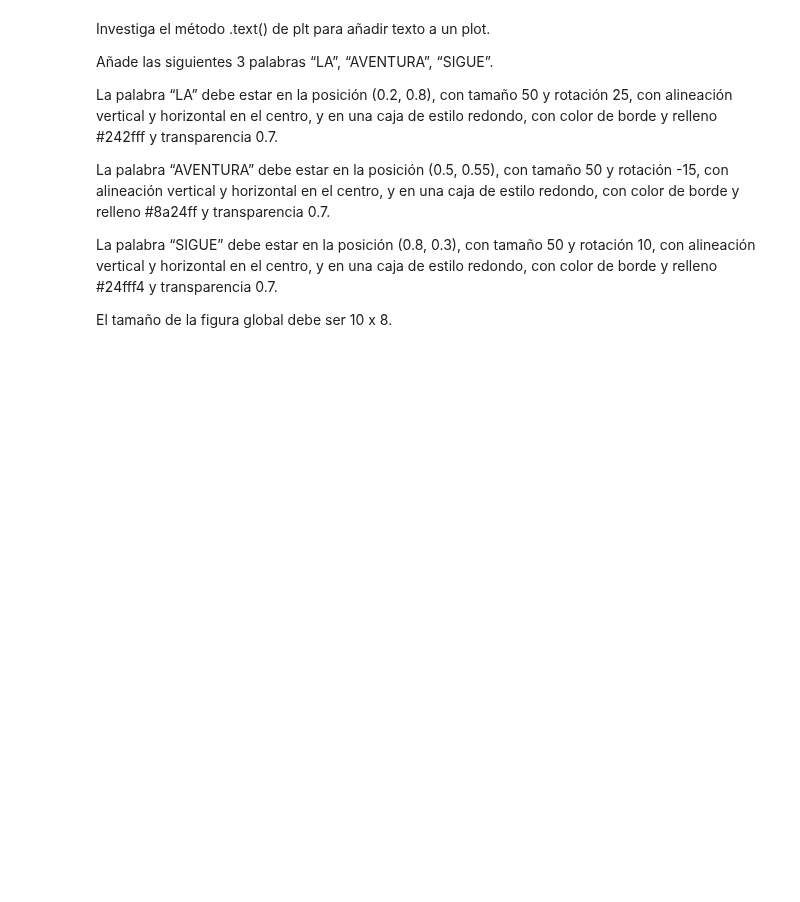
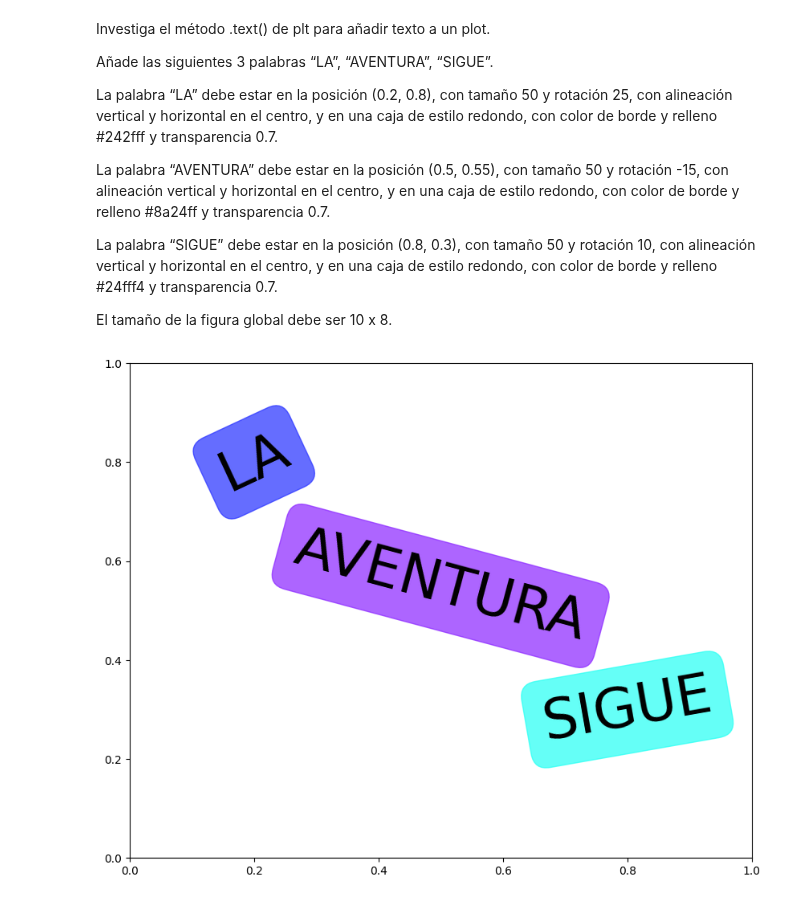
Before and after one commit to iruneguinea9/PRIA_Python, a Jupyter notebook: Listas de ejercicios/Lista12 - Graficos.ipynb, the cells around one changed output. Cells and saved outputs as stored; diff of their text form; code cells hidden in the pictures; blank space fills up the shorter version.

```diff
--- a/Listas de ejercicios/Lista12 - Graficos.ipynb
+++ b/Listas de ejercicios/Lista12 - Graficos.ipynb
@@ -226,3 +249,25 @@ La palabra “AVENTURA” debe estar en la posición (0.5, 0.55), con tamaño 50
 La palabra “SIGUE” debe estar en la posición (0.8, 0.3), con tamaño 50 y rotación 10, con alineación vertical y horizontal en el centro, y en una caja de estilo redondo, con color de borde y relleno #24fff4 y transparencia 0.7.
 
 El tamaño de la figura global debe ser 10 x 8.
+# %%
+
+plt.figure(figsize=(10, 8))
+
+plt.text(0.2, 0.8, "LA",
+         fontsize=50, rotation=25,
+         verticalalignment='center', horizontalalignment='center',
+         bbox=dict(boxstyle='round,pad=0.3', fc='#242fff', ec='#242fff', alpha=0.7))
+
+plt.text(0.5, 0.55, "AVENTURA",
+         fontsize=50, rotation=-15,
+         verticalalignment='center', horizontalalignment='center',
+         bbox=dict(boxstyle='round,pad=0.3', fc='#8a24ff', ec='#8a24ff', alpha=0.7))
+
+plt.text(0.8, 0.3, "SIGUE",
+         fontsize=50, rotation=10,
+         verticalalignment='center', horizontalalignment='center',
+         bbox=dict(boxstyle='round,pad=0.3', fc='#24fff4', ec='#24fff4', alpha=0.7))
+
+plt.show()
+# %% [output]
+[figure, added]
```
Also changed, not shown: parts of 3 cells of this notebook.
